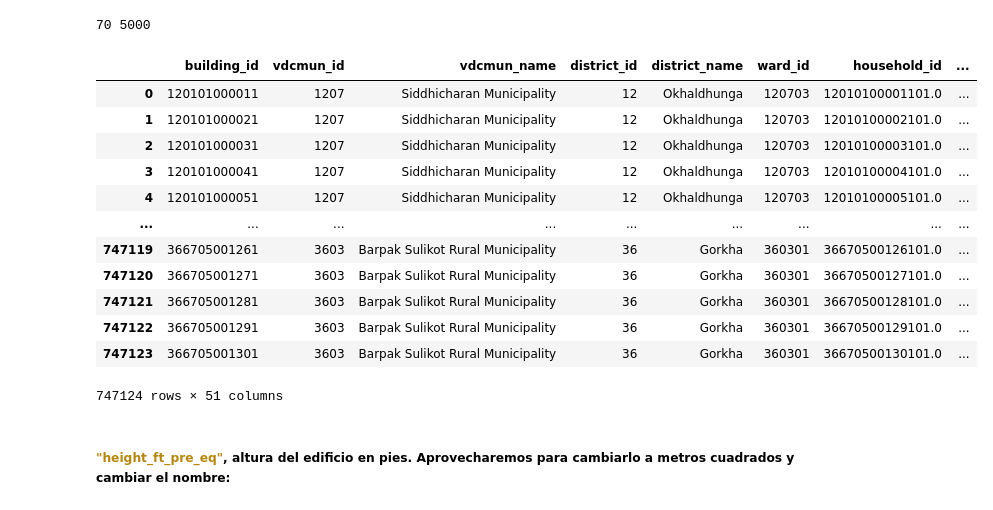
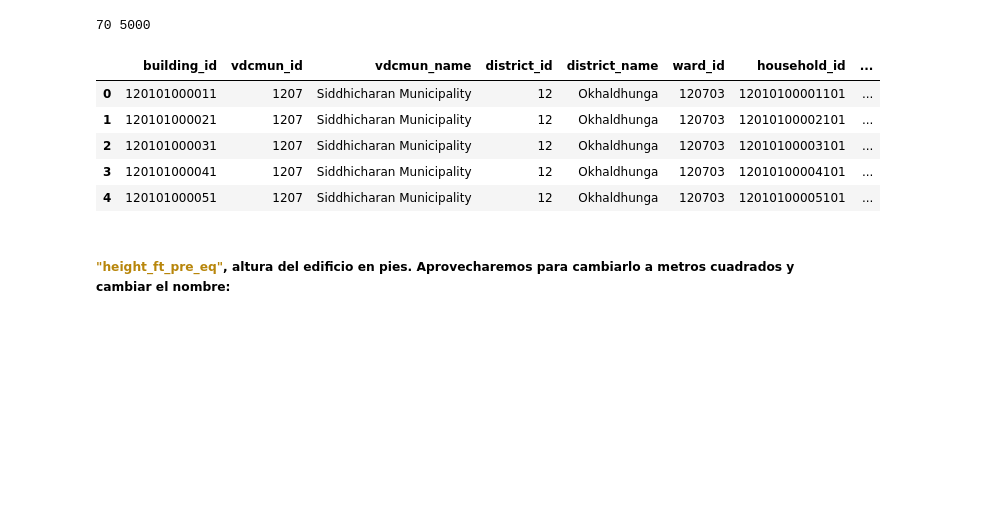
Before and after one commit to JuanitoNob/earthquakes-, a Jupyter notebook: proyecto_earthquake.ipynb, the cells around one changed output. Drawn from its saved outputs; the diff is of its cells as text; code cells hidden in the pictures; blank space fills up the shorter version.

Commit message:
Fixtures
· Changes in exported files names.
· Changed df_total to features
· No more redundant indices in exported files
· Created EDA section

```diff
--- a/proyecto_earthquake.ipynb
+++ b/proyecto_earthquake.ipynb
@@ -892,7 +946,7 @@ memory usage: 290.7+ MB
 # %% [markdown]
 ##### <span style="color:DarkGoldenrod;">"building_id", "vdcmun_id", "district_id", "ward_id" y "household_id"</span> son identificadores únicos y deben convertirse a string para no tratarlos como números:
 # %%
-df_total[["building_id", "vdcmun_id", "district_id", "ward_id", "household_id"]] = df_total[["building_id", "vdcmun_id", "district_id", "ward_id", "household_id"]].astype(str)
+features[["building_id", "vdcmun_id", "district_id", "ward_id", "household_id"]] = features[["building_id", "vdcmun_id", "district_id", "ward_id", "household_id"]].astype(str)
 # %% [markdown]
 #### <span style="color:CornflowerBlue;">Cuantizaremos</span> algunas variables numéricas, para reducir el tamaño del dataset en momoria y eficiencia:
 # %% [markdown]
@@ -904,7 +958,7 @@ print(df_total.count_floors_pre_eq.min(), df_total.count_floors_pre_eq.max())
 # %%
 # Su valor máximno permite seleccionar 8 bits sin signo, que nos dará una altura máxima de 255 plantas.
 # Podríamos más adelante cambiarla a un tipo superior si fuera necesario.
-df_total.count_floors_pre_eq = df_total.count_floors_pre_eq.astype("uint8")
+features.count_floors_pre_eq = features.count_floors_pre_eq.astype("uint8")
 # %% [markdown]
 ##### <span style="color:DarkGoldenrod;">"age_building"</span>, la variable de edad del edificio:
 # %%
@@ -913,7 +967,7 @@ print(df_total.age_building.min(), df_total.age_building.max())
 0 999
 # %%
 # Abarca hasta 999 años, por lo que usaremos 16 bits.
-df_total.age_building = df_total.age_building.astype("uint16")
+features.age_building = features.age_building.astype("uint16")
 # %% [markdown]
 ##### <span style="color:DarkGoldenrod;">"plinth_area_sq_ft"</span>, área de la planta en suelo. Aprovecharemos para cambiarlo a metros cuadrados y cambiar el nombre:
 # %%
@@ -922,24 +976,17 @@ print(df_total.plinth_area_sq_ft.min(), df_total.plinth_area_sq_ft.max())
 70 5000
 # %%
 # Su valor máximo es de 5000, por lo que usaremos 16 bits unsigned que permite hasta 65535 de máximo.
-df_total.plinth_area_sq_ft = (df_total.plinth_area_sq_ft * 0.092904).astype("uint16")
+features.plinth_area_sq_ft = (features.plinth_area_sq_ft * 0.092904).astype("uint16")
 # %%
-df_total.rename(columns={"plinth_area_sq_ft":"plinth_area_sq_mts"}, inplace=True)
-df_total
+features.rename(columns={"plinth_area_sq_ft":"plinth_area_sq_mts"}, inplace=True)
+features.head()
 # %% [output]
 |  | building_id | vdcmun_id | vdcmun_name | district_id | district_name | ward_id | household_id | ... |
-| 0 | 120101000011 | 1207 | Siddhicharan Municipality | 12 | Okhaldhunga | 120703 | 12010100001101.0 | ... |
-| 1 | 120101000021 | 1207 | Siddhicharan Municipality | 12 | Okhaldhunga | 120703 | 12010100002101.0 | ... |
-| 2 | 120101000031 | 1207 | Siddhicharan Municipality | 12 | Okhaldhunga | 120703 | 12010100003101.0 | ... |
-| 3 | 120101000041 | 1207 | Siddhicharan Municipality | 12 | Okhaldhunga | 120703 | 12010100004101.0 | ... |
-| 4 | 120101000051 | 1207 | Siddhicharan Municipality | 12 | Okhaldhunga | 120703 | 12010100005101.0 | ... |
-| ... | ... | ... | ... | ... | ... | ... | ... | ... |
-| 747119 | 366705001261 | 3603 | Barpak Sulikot Rural Municipality | 36 | Gorkha | 360301 | 36670500126101.0 | ... |
-| 747120 | 366705001271 | 3603 | Barpak Sulikot Rural Municipality | 36 | Gorkha | 360301 | 36670500127101.0 | ... |
-| 747121 | 366705001281 | 3603 | Barpak Sulikot Rural Municipality | 36 | Gorkha | 360301 | 36670500128101.0 | ... |
-| 747122 | 366705001291 | 3603 | Barpak Sulikot Rural Municipality | 36 | Gorkha | 360301 | 36670500129101.0 | ... |
-| 747123 | 366705001301 | 3603 | Barpak Sulikot Rural Municipality | 36 | Gorkha | 360301 | 36670500130101.0 | ... |
+| 0 | 120101000011 | 1207 | Siddhicharan Municipality | 12 | Okhaldhunga | 120703 | 12010100001101 | ... |
+| 1 | 120101000021 | 1207 | Siddhicharan Municipality | 12 | Okhaldhunga | 120703 | 12010100002101 | ... |
+| 2 | 120101000031 | 1207 | Siddhicharan Municipality | 12 | Okhaldhunga | 120703 | 12010100003101 | ... |
+| 3 | 120101000041 | 1207 | Siddhicharan Municipality | 12 | Okhaldhunga | 120703 | 12010100004101 | ... |
+| 4 | 120101000051 | 1207 | Siddhicharan Municipality | 12 | Okhaldhunga | 120703 | 12010100005101 | ... |
-747124 rows × 51 columns
 # %% [markdown]
 ##### <span style="color:DarkGoldenrod;">"height_ft_pre_eq"</span>, altura del edificio en pies. Aprovecharemos para cambiarlo a metros cuadrados y cambiar el nombre:
 # %%
```
Also changed, not shown: parts of 125 cells of this notebook, 2 other files.
